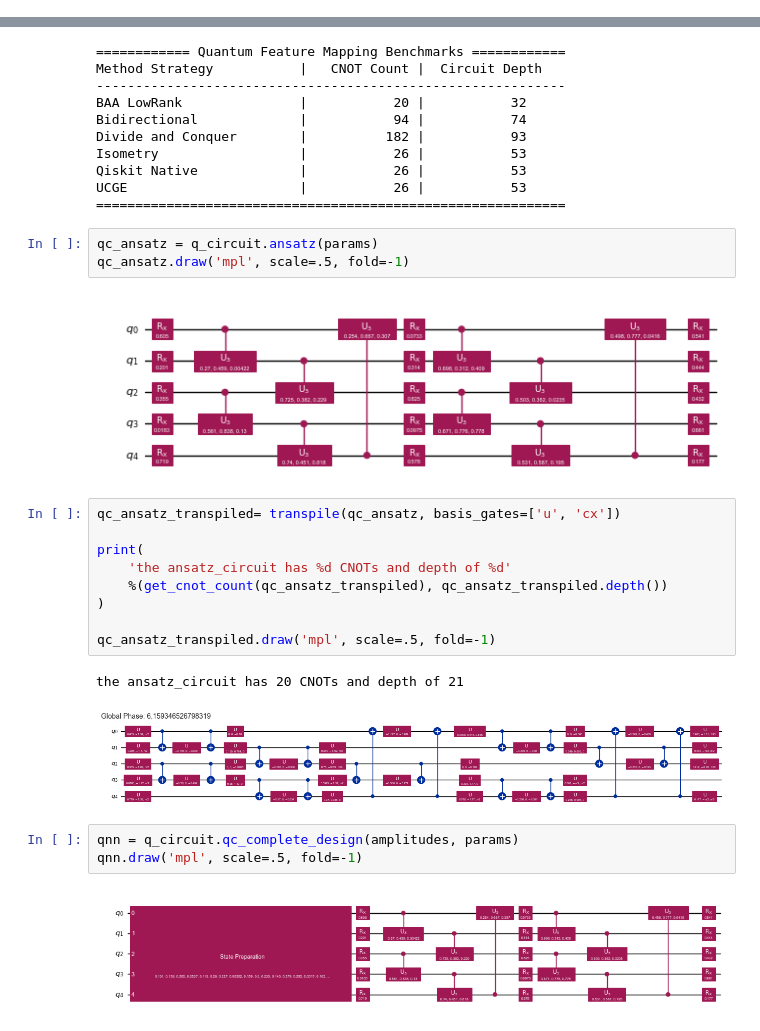
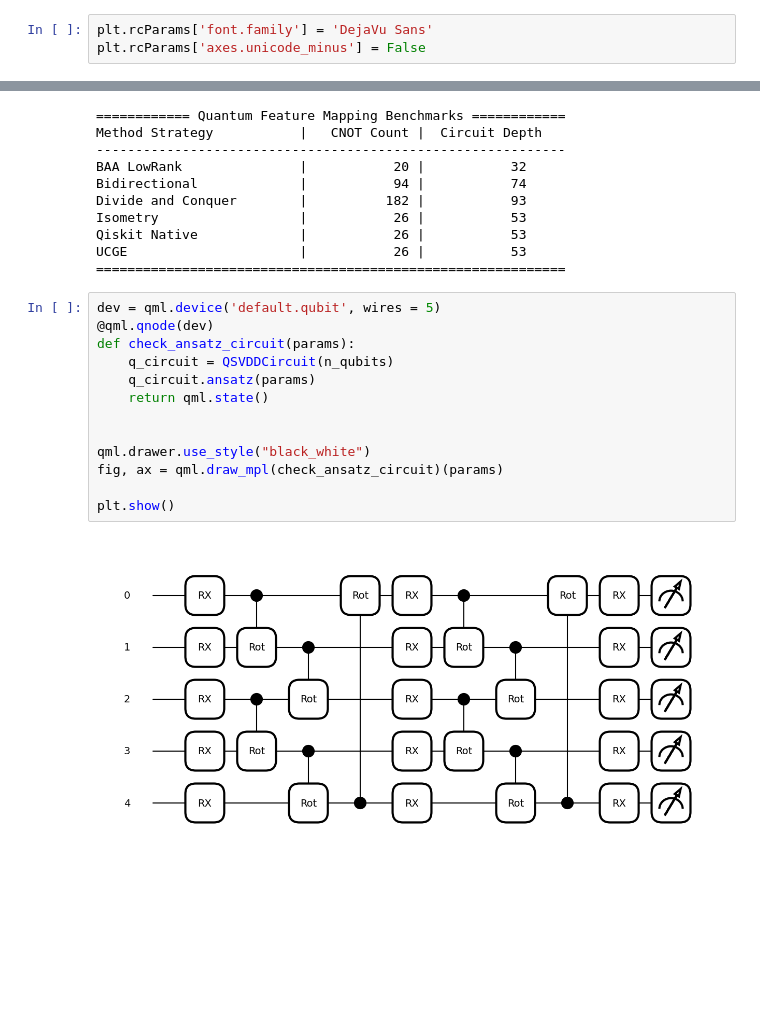
Before and after one commit to quantum-cesar-lab/HE-Quantum-Anomaly-Detection, a Jupyter notebook: notebooks/circuit_visualization.ipynb, the cells around one changed output, grey strips where cells are left out. Saved outputs shown, nothing was run; the diff lists cells and outputs as text; blank space fills up the shorter version.

Commit message:
prints dos circuitos arrumados

```diff
--- a/notebooks/circuit_visualization.ipynb
+++ b/notebooks/circuit_visualization.ipynb
@@ -23,6 +23,9 @@ print(amplitudes)
 print(qml.io.plugin_converters.keys())
 # %% [output]
 dict_keys(['qasm', 'qasm_file', 'qiskit', 'qiskit_noise', 'qiskit_op'])
+# %%
+plt.rcParams['font.family'] = 'DejaVu Sans'
+plt.rcParams['axes.unicode_minus'] = False
 # %%
 dev = qml.device('default.qubit', wires = 5)
 @qml.qnode(dev)
@@ -88,24 +87,17 @@ Qiskit Native             |           26 |           53
 UCGE                      |           26 |           53
 ============================================================
 # %%
-qc_ansatz = q_circuit.ansatz(params)
-qc_ansatz.draw('mpl', scale=.5, fold=-1)
+dev = qml.device('default.qubit', wires = 5)
+@qml.qnode(dev)
+def check_ansatz_circuit(params):
+    q_circuit = QSVDDCircuit(n_qubits)
+    q_circuit.ansatz(params)
+    return qml.state()
+
+
+qml.drawer.use_style("black_white")
+fig, ax = qml.draw_mpl(check_ansatz_circuit)(params)
+
+plt.show()
 # %% [output]
-[figure, old version]
+[figure, new version]
-# %%
-qc_ansatz_transpiled= transpile(qc_ansatz, basis_gates=['u', 'cx'])
-
-print(
-    'the ansatz_circuit has %d CNOTs and depth of %d'
-    %(get_cnot_count(qc_ansatz_transpiled), qc_ansatz_transpiled.depth())
-)
-
-qc_ansatz_transpiled.draw('mpl', scale=.5, fold=-1)
-# %% [output]
-the ansatz_circuit has 20 CNOTs and depth of 21
-[figure, removed]
-# %%
-qnn = q_circuit.qc_complete_design(amplitudes, params)
-qnn.draw('mpl', scale=.5, fold=-1)
-# %% [output]
-[figure, removed]
```
Also changed, not shown: parts of 4 cells of this notebook, 2 other files.
